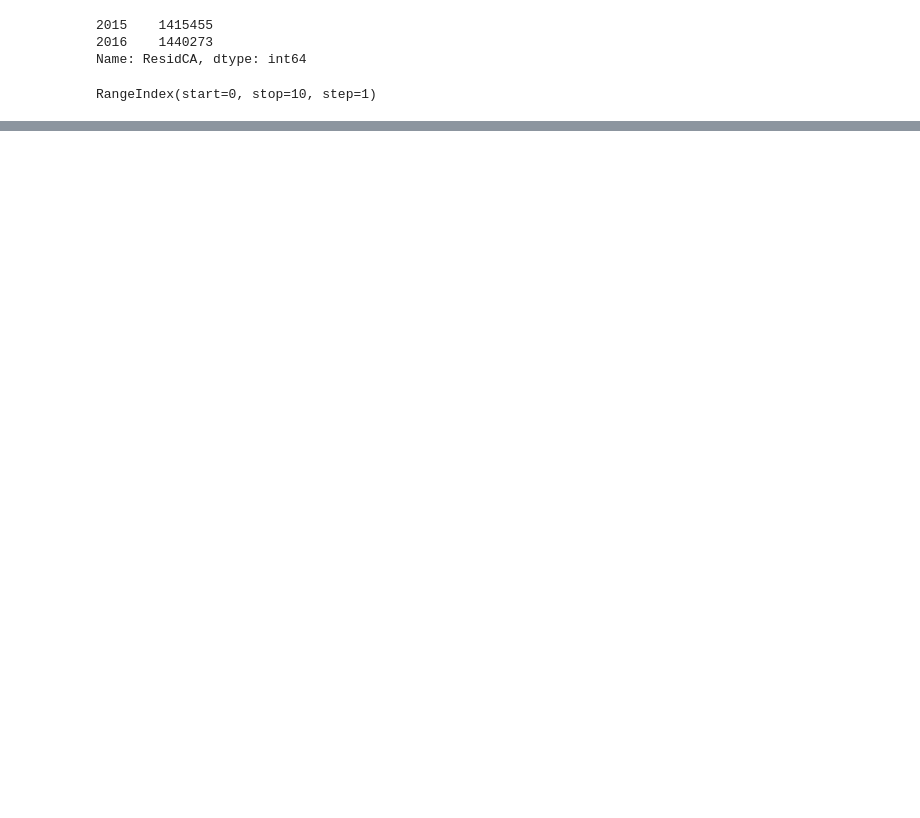
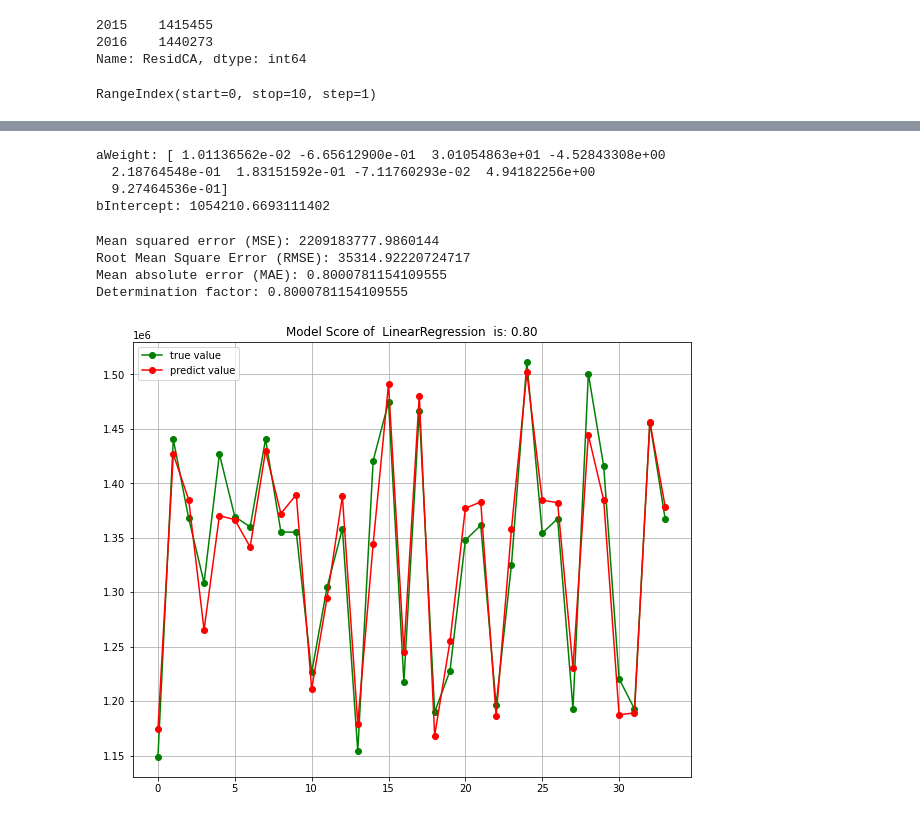
Before and after one commit to tianwin/EnergyPredictionCA, a Jupyter notebook: FrankDong/model.ipynb, the cells around one changed output, grey strips where cells are left out. Saved outputs shown, nothing was run; the diff lists cells and outputs as text; code cells hidden in the pictures; blank space fills up the shorter version.

```diff
--- a/FrankDong/model.ipynb
+++ b/FrankDong/model.ipynb
@@ -1035,0 +1170,41 @@ See the caveats in the documentation: https://pandas.pydata.org/pandas-docs/stab
+# %%
+Y_pred = l_reg.predict(x_test)   #Prediction y After using the training set train to get the fit function, then use the test set test to get the prediction value
+print('aWeight:',linear_regressor.coef_)
+print('bIntercept:',linear_regressor.intercept_)
+# %% [output]
+aWeight: [ 1.01136562e-02 -6.65612900e-01  3.01054863e+01 -4.52843308e+00
+  2.18764548e-01  1.83151592e-01 -7.11760293e-02  4.94182256e+00
+  9.27464536e-01]
+bIntercept: 1054210.6693111402
+# %%
+from sklearn.metrics import mean_squared_error,mean_absolute_error,r2_score
+mes_test = mean_squared_error(y_test,Y_pred)
+
+print("Mean squared error (MSE):",mean_squared_error(y_test,Y_pred))
+print("Root Mean Square Error (RMSE):",mean_absolute_error(y_test,Y_pred))
+print("Mean absolute error (MAE):",r2_score(y_test,Y_pred))
+
+RR = linear_regressor.score(x_test,y_test)  #Linear regression: R_square;
+print("Determination factor:",RR)  #The closer the model is to 1, the better the model is
+# %% [output]
+Mean squared error (MSE): 2209183777.9860144
+Root Mean Square Error (RMSE): 35314.92220724717
+Mean absolute error (MAE): 0.8000781154109555
+Determination factor: 0.8000781154109555
+# %%
+Y_train_pred = linear_regressor.predict(x_train)   #Prediction y
+mse_train = mean_squared_error(y_train,Y_train_pred) # When the mes_train and mse_test errors are small, it proves that the model is not overfitted.
+# %%
+#Difference between predicted and true values
+import matplotlib.pyplot as plt
+plt.figure(figsize=(10,8))
+plt.plot(np.arange(len(Y_train_pred)), y_train,'go-',label='true value')
+plt.plot(np.arange(len(Y_train_pred)),Y_train_pred,'ro-',label='predict value')
+plt.title("Model Score of  LinearRegression  is: {:.2f}".format(RR))
+#Get axis
+ax=plt.gca()
+plt.grid(True)
+plt.legend()
+plt.show()
+# %% [output]
+[figure, added]
```
Also changed, not shown: parts of 58 cells of this notebook.
